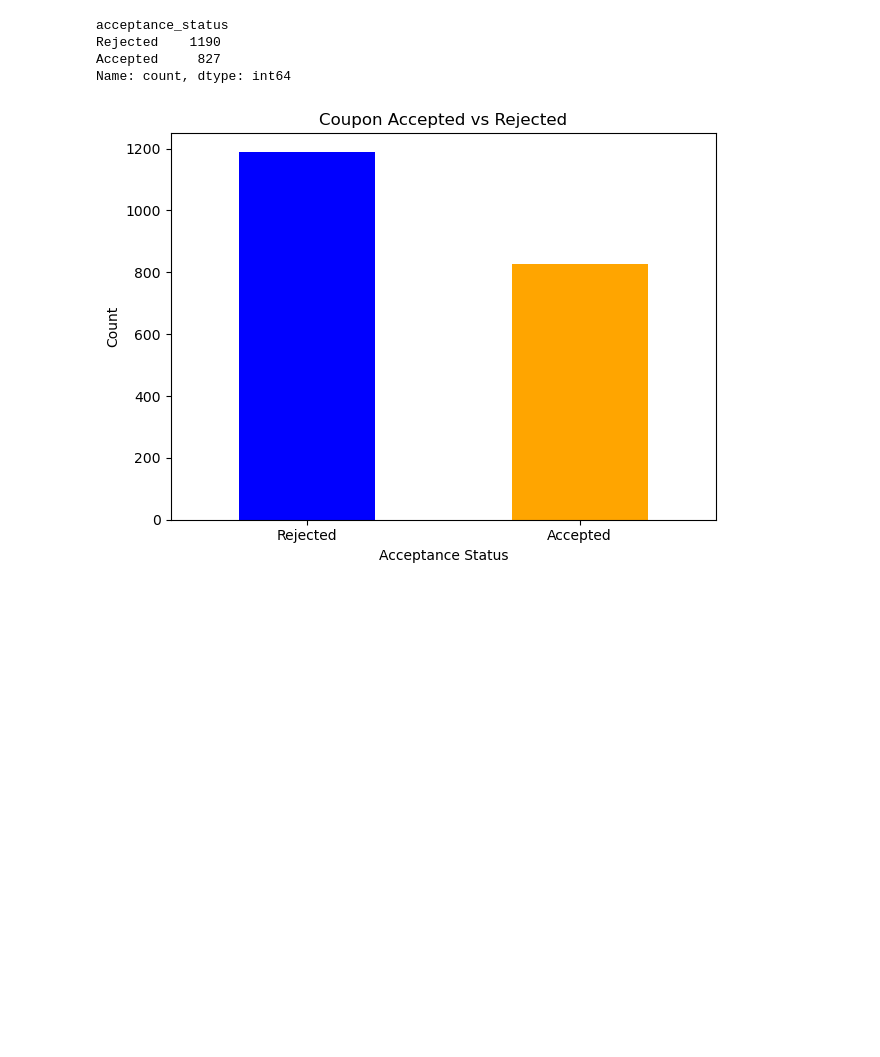
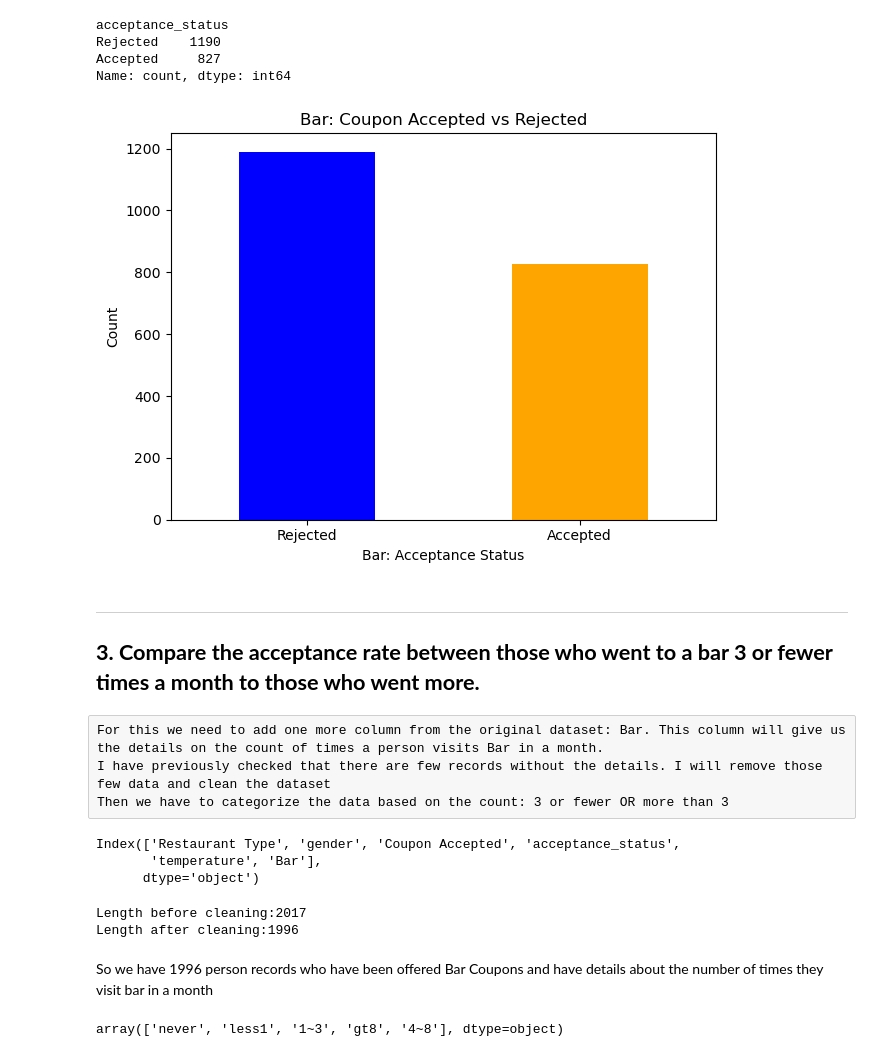
Before and after one commit to mitsuhasasxc/mlai-berkeley-pracapp-coupons, a Jupyter notebook: checkCouponAcceptance.ipynb, the cells around one changed output. Cells and saved outputs as stored; diff of their text form; code cells hidden in the pictures; blank space fills up the shorter version.

```diff
--- a/checkCouponAcceptance.ipynb
+++ b/checkCouponAcceptance.ipynb
@@ -432,13 +432,41 @@ Accepted     827
 Name: count, dtype: int64
 # %%
 total_number_of_bar_coupon_accepted.plot(kind="bar", color=["blue", "orange"])
-plt.title("Coupon Accepted vs Rejected")
-plt.xlabel("Acceptance Status")
+plt.title("Bar: Coupon Accepted vs Rejected")
+plt.xlabel("Bar: Acceptance Status")
 plt.ylabel("Count")
 plt.xticks(rotation=0)
 plt.tight_layout()
 plt.savefig("plots/bar_accepted_vs_rejected.png")
 plt.show()
 plt.close()
 # %% [output]
-[figure, old version]
+[figure, new version]
+# %% [markdown]
+---
+**3. Compare the acceptance rate between those who went to a bar 3 or fewer times a month to those who went more.**
+-
+# %% [raw]
+For this we need to add one more column from the original dataset: Bar. This column will give us the details on the count of times a person visits Bar in a month.
+I have previously checked that there are few records without the details. I will remove those few data and clean the dataset
+Then we have to categorize the data based on the count: 3 or fewer OR more than 3
+# %%
+ds_bar_filtered = ds_bar_filtered.merge(data[['Bar']], left_index=True, right_index=True, how='left')
+ds_bar_filtered.columns
+# %% [output]
+Index(['Restaurant Type', 'gender', 'Coupon Accepted', 'acceptance_status',
+       'temperature', 'Bar'],
+      dtype='object')
+# %%
+print(f'Length before cleaning:{len(ds_bar_filtered)}')
+ds_bar_filtered = ds_bar_filtered.dropna(subset =['Bar'])
+print(f'Length after cleaning:{len(ds_bar_filtered)}')
+# %% [output]
+Length before cleaning:2017
+Length after cleaning:1996
+# %% [markdown]
+So we have 1996 person records who have been offered Bar Coupons and have details about the number of times they visit bar in a month
+# %%
+ds_bar_filtered['Bar'].unique()
+# %% [output]
+array(['never', 'less1', '1~3', 'gt8', '4~8'], dtype=object)
```
Also changed, not shown: parts of 39 cells of this notebook, 4 other files.
